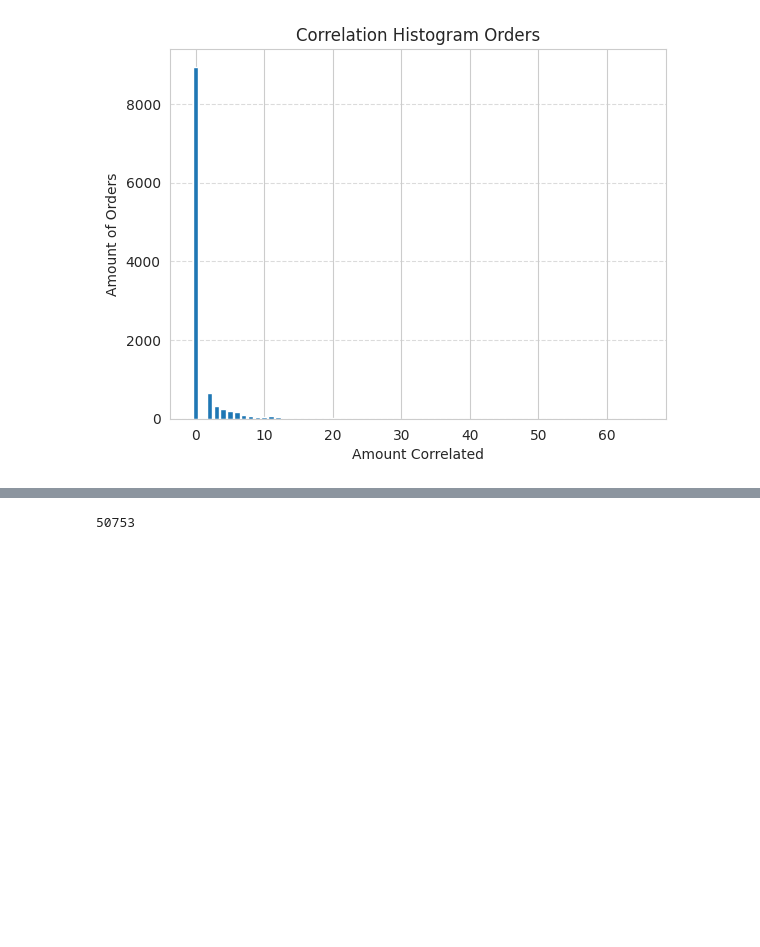
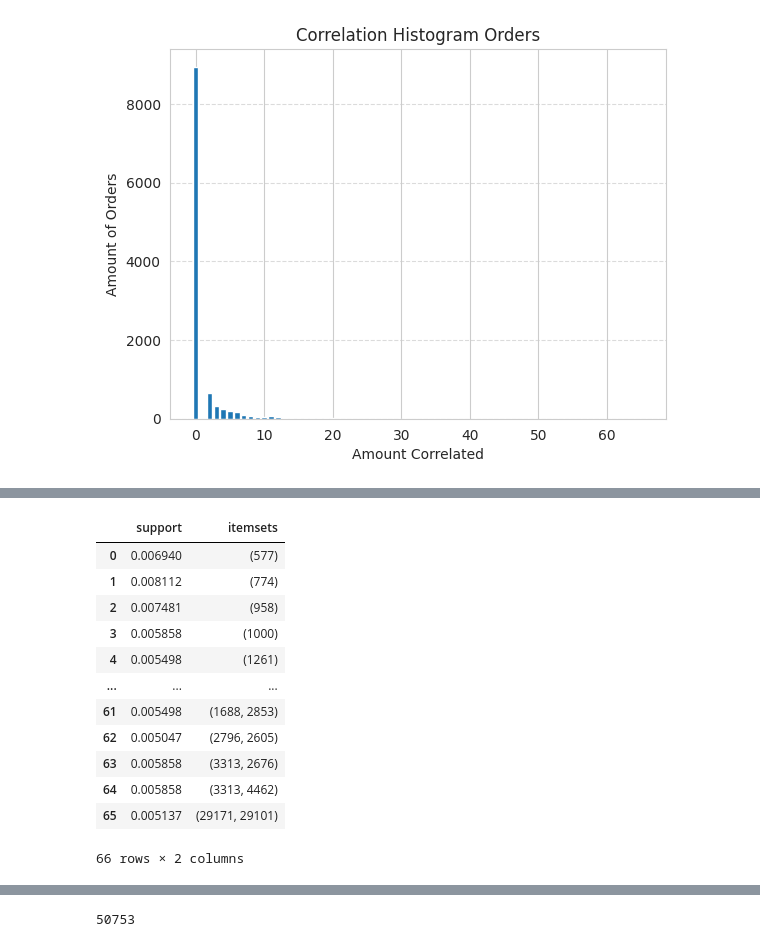
Before and after one commit to TomTom2028/SoftwareSim, a Jupyter notebook: AnalysisData.ipynb, the cells around one changed output, grey strips where cells are left out. Saved outputs shown, nothing was run; the diff lists cells and outputs as text; code cells hidden in the pictures; blank space fills up the shorter version.

Commit message:
added extra data to dermine if items are correlated or not

```diff
--- a/AnalysisData.ipynb
+++ b/AnalysisData.ipynb
@@ -772,3 +772,15 @@ plt.show()
 # binnen een order: eig ook nooit correlatie
 # %% [output]
 [figure]
+# %%
+# laatste chatgpt check van de correlaties
+loc = 'OSR'
+filtered_df = df[df['Location code'] == loc]
+transactions_all = filtered_df[['Outbound order number', 'Item code']].groupby('Outbound order number')['Item code'].apply(list).tolist()
+# if the second list  needs to have 2 item minmuum
+transactions = []
+for transaction in transactions_all:
+    if len(transaction) <= 1:
+        continue
+    transactions.append(transaction)
+transactions
@@ -774,0 +805,25 @@ plt.show()
+# %%
+from mlxtend.preprocessing import TransactionEncoder
+from mlxtend.frequent_patterns import apriori, association_rules
+
+# Convert transactions to one-hot encoded format
+te = TransactionEncoder()
+te_ary = te.fit(transactions).transform(transactions)
+df_encoded = pd.DataFrame(te_ary, columns=te.columns_)
+# Apply Apriori algorithm
+frequent_itemsets = apriori(df_encoded, min_support=0.005, use_colnames=True)
+frequent_itemsets
+# %% [output]
+|  | support | itemsets |
+| 0 | 0.006940 | (577) |
+| 1 | 0.008112 | (774) |
+| 2 | 0.007481 | (958) |
+| 3 | 0.005858 | (1000) |
+| 4 | 0.005498 | (1261) |
+| ... | ... | ... |
+| 61 | 0.005498 | (1688, 2853) |
+| 62 | 0.005047 | (2796, 2605) |
+| 63 | 0.005858 | (3313, 2676) |
+| 64 | 0.005858 | (3313, 4462) |
+| 65 | 0.005137 | (29171, 29101) |
+66 rows × 2 columns
```
Also changed, not shown: parts of 2 cells of this notebook.
